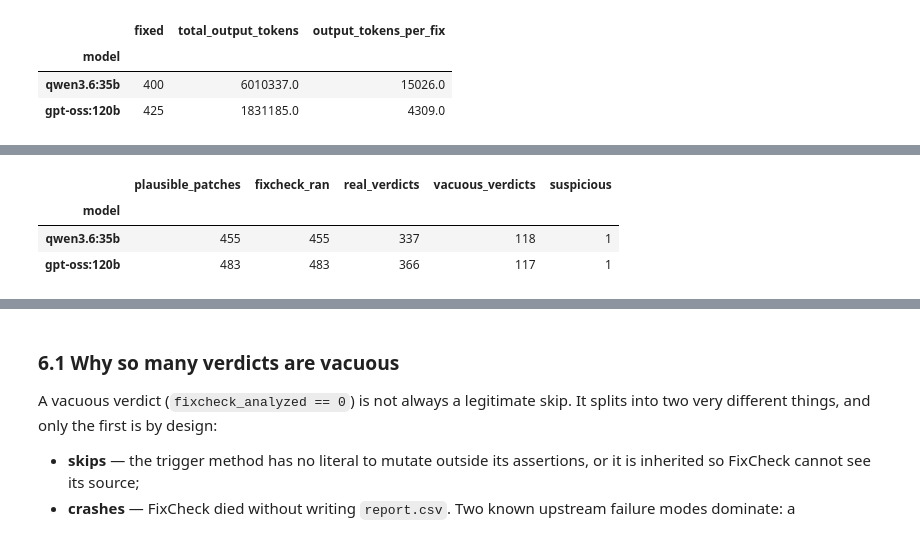
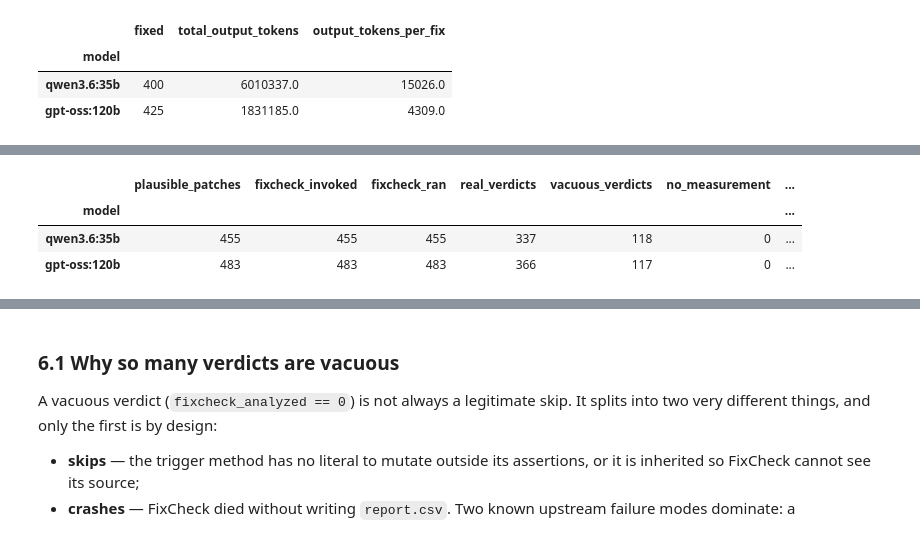
Before and after one commit to codeurjc/2026-FixCheckEvaluation, a Jupyter notebook: analysis/analysis.ipynb, the cells around one changed output, grey strips where cells are left out. Cells and saved outputs as stored; diff of their text form; code cells hidden in the pictures.

```diff
--- a/analysis/analysis.ipynb
+++ b/analysis/analysis.ipynb
@@ -381,18 +389,28 @@ reading it:
 # %%
+# Population: paired bugs whose patch applied, compiled, and fixed the triggers.
 plausible = paired[paired["triggers_fixed"]]
 fixcheck = plausible.groupby("model").agg(
     plausible_patches=("bug", "count"),
+    # Called at all vs got far enough to analyse anything. `fixcheck_analyzed`
+    # is None (not 0) when FixCheck never ran, so count explicitly rather than
+    # letting a missing measurement fall into the "vacuous" bucket.
+    fixcheck_invoked=("fixcheck_invoked", "sum"),
     fixcheck_ran=("fixcheck_ran", "sum"),
-    real_verdicts=("fixcheck_analyzed", lambda s: (s > 0).sum()),
-    vacuous_verdicts=("fixcheck_analyzed", lambda s: (s == 0).sum()),
+    real_verdicts=("fixcheck_analyzed", lambda s: (s.fillna(-1) > 0).sum()),
+    vacuous_verdicts=("fixcheck_analyzed", lambda s: (s.fillna(-1) == 0).sum()),
+    no_measurement=("fixcheck_analyzed", lambda s: s.isna().sum()),
     suspicious=("fixcheck_suspicious", "sum"),
 ).reindex(MODELS)
+
+assert (fixcheck["real_verdicts"] + fixcheck["vacuous_verdicts"]
+        + fixcheck["no_measurement"] == fixcheck["plausible_patches"]).all(), \
+    "every plausible patch must fall in exactly one verdict bucket"
 fixcheck
 # %% [output]
-|  | plausible_patches | fixcheck_ran | real_verdicts | vacuous_verdicts | suspicious |
-| model |  |  |  |  |  |
-| qwen3.6:35b | 455 | 455 | 337 | 118 | 1 |
-| gpt-oss:120b | 483 | 483 | 366 | 117 | 1 |
+|  | plausible_patches | fixcheck_invoked | fixcheck_ran | real_verdicts | vacuous_verdicts | no_measurement | ... |
+| model |  |  |  |  |  |  | ... |
+| qwen3.6:35b | 455 | 455 | 455 | 337 | 118 | 0 | ... |
+| gpt-oss:120b | 483 | 483 | 483 | 366 | 117 | 0 | ... |
 # %%
 suspicious_bugs = paired[paired["fixcheck_suspicious"]]
 suspicious_bugs[["model", "bug", "fixed", "fixcheck_analyzed"]]
```
Also changed, not shown: parts of 6 cells of this notebook, 23 other files.
